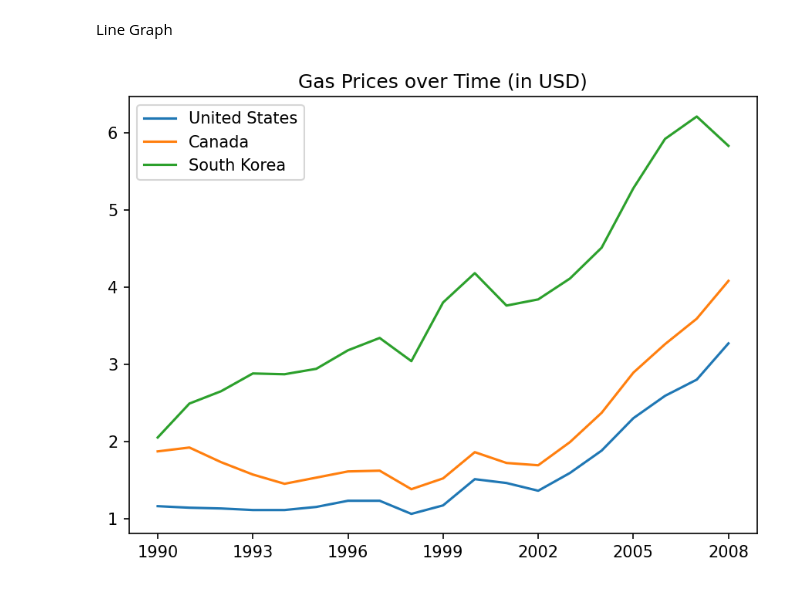
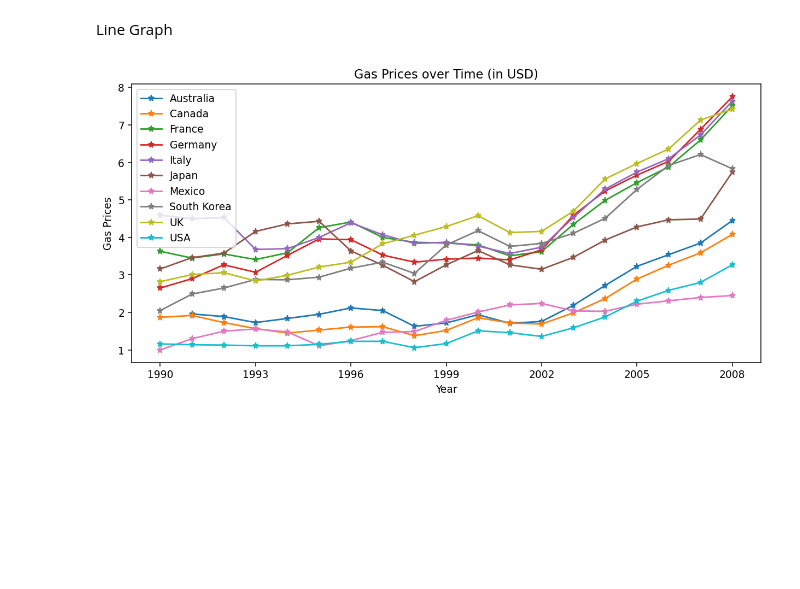
Before and after one commit to ProsperChuks/supreme-octo-umbrella, a Jupyter notebook: gas_price.ipynb, the cells around one changed output. Drawn from its saved outputs; the diff is of its cells as text; code cells hidden in the pictures; blank space fills up the shorter version.

```diff
--- a/gas_price.ipynb
+++ b/gas_price.ipynb
@@ -9,20 +7,30 @@ Line Graph
 # %%
 gas = pd.read_csv('/content/drive/MyDrive/Colab Notebooks/matplotlib/gas_prices.csv')
 
-plt.figure(figsize=(7,5), dpi=150)
+plt.figure(figsize=(11,5), dpi=135)
 
 plt.title('Gas Prices over Time (in USD)')
 
-plt.plot(gas.Year, gas.USA, label='United States')
-plt.plot(gas.Year, gas.Canada, label='Canada')
-plt.plot(gas.Year, gas['South Korea'], label='South Korea')
+#plt.plot(gas.Year, gas.USA, '*-', label='United States')
+#plt.plot(gas.Year, gas.Canada, '*-', label='Canada')
+#plt.plot(gas.Year, gas['South Korea'], '*-', label='South Korea')
+
+label = np.array(gas.columns.values[1:11])
+n = 0
+
+for country in gas:
+   if country != 'Year':
+      plt.plot(gas.Year, gas[country], '*-', label=label[n])
+      n+=1
 
 thrd_yr = gas.Year[::3]
 
 plt.xticks(thrd_yr)
+plt.xlabel('Year')
+plt.ylabel('Gas Prices')
 
 plt.legend()
 
 plt.show()
 # %% [output]
-[figure, old version]
+[figure, new version]
```
Also changed, not shown: parts of 1 cell of this notebook.
